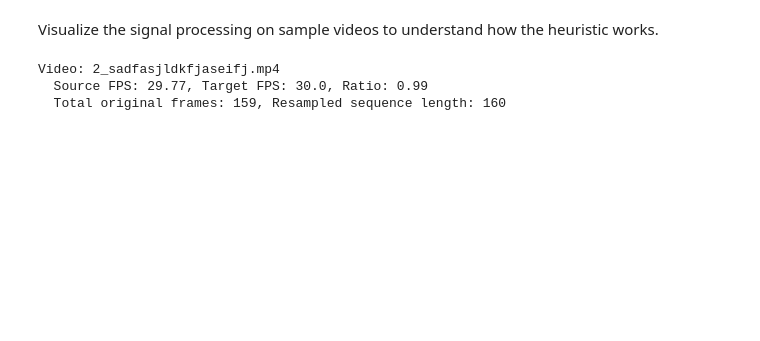
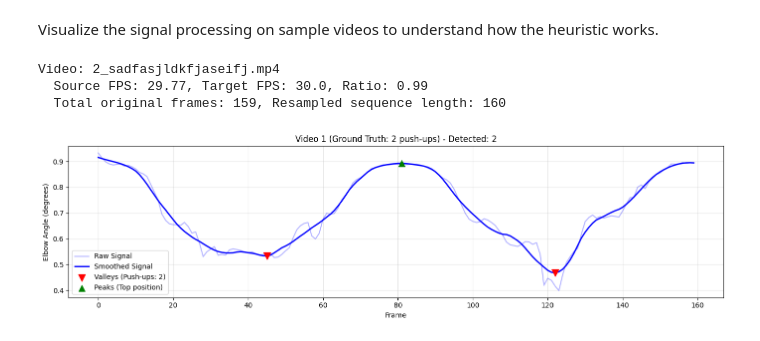
Before and after one commit to derekmok/machine-vision-coursework, a Jupyter notebook: heuristics_pushup_counter_baseline.ipynb, the cells around one changed output. Saved outputs shown, nothing was run; the diff lists cells and outputs as text; code cells hidden in the pictures; blank space fills up the shorter version.

```diff
--- a/heuristics_pushup_counter_baseline.ipynb
+++ b/heuristics_pushup_counter_baseline.ipynb
@@ -83,29 +36,24 @@ def run_heuristic_evaluation(
     Args:
         video_dir: Path to the video data directory.
     """
-    train_loader, val_loader = get_dataloaders(video_dir, batch_size=1, val_split=0.2)
-
     print("Running grid search for optimal parameters...")
 
-    # Use training set for parameter tuning
+    # Use training set for parameter tuning and get train/val loaders
     search_results = grid_search_parameters(
-        train_loader,
+        video_dir=video_dir,
+        val_split=0.2,
         smoothing_windows=[11, 15, 21, 31],
         min_prominences=[0.03, 0.05, 0.08, 0.11],
         min_distances=[5, 10, 15, 20, 30],
         median_filter_sizes=[3, 5, 7],
     )
 
-    print(f"Best parameters: {search_results.best_params}")
-    print(f"Best MAE on training set: {search_results.best_mae:.4f}")
-
-
     # Create counter with best parameters from grid search
     counter = HeuristicPushupCounter(search_results.best_params)
 
     # Evaluate on training set
     print("\nTraining Set Results:")
-    train_metrics = evaluate_on_dataset(train_loader, counter)
+    train_metrics = evaluate_on_dataset(search_results.train_loader, counter)
 
     train_df = pd.DataFrame([{
         'MAE': train_metrics['mae'],
@@ -114,10 +62,9 @@ def run_heuristic_evaluation(
     }])
     print(train_df.to_string(index=False))
 
-
-    # Evaluate on validation set
+    # Evaluate on validation set using the val_loader from grid search
     print("\nValidation Set Results:")
-    val_metrics = evaluate_on_dataset(val_loader, counter)
+    val_metrics = evaluate_on_dataset(search_results.val_loader, counter)
 
     val_df = pd.DataFrame([{
         'MAE': val_metrics['mae'],
@@ -156,6 +101,71 @@ Visualize the signal processing on sample videos to understand how the heuristic
 # %%
 import matplotlib.pyplot as plt
 import cv2
+import numpy as np
+
+
+def plot_pushup_results(
+    pushup_results: CountPushupResults,
+    title: str = "Push-up Detection",
+    ax: plt.Axes = None,
+    save_path: str = None
+) -> plt.Figure:
+    """Plot the signal with detected peaks for visualization.
+
+    Args:
+        pushup_results: CountPushupResults object from count_pushups.
+        title: Plot title.
+        ax: Optional matplotlib axes to plot on.
+        save_path: If provided, save the figure to this path.
+
+    Returns:
+        The matplotlib Figure object.
+    """
+    if ax is None:
+        fig, ax = plt.subplots(figsize=(12, 5))
+    else:
+        fig = ax.get_figure()
+
+    # Extract signals from landmarks using signal_index
+    raw_signal = pushup_results.raw_landmarks[:, pushup_results.signal_index]
+    smoothed_signal = pushup_results.smoothed_landmarks[:, pushup_results.signal_index]
+
+    frames = np.arange(len(raw_signal))
+
+    # Plot raw signal
+    ax.plot(frames, raw_signal, 'b-', alpha=0.3, label='Raw Signal')
+
+    # Plot smoothed signal
+    ax.plot(frames, smoothed_signal, 'b-', linewidth=2, label='Smoothed Signal')
+
+    # Mark valleys (bottom positions = push-ups)
+    if len(pushup_results.valleys) > 0:
+        ax.scatter(
+            pushup_results.valleys,
+            smoothed_signal[pushup_results.valleys],
+            c='red', s=100, marker='v', zorder=5,
+            label=f"Valleys (Push-ups: {pushup_results.count})"
+        )
+
+    # Mark peaks (top positions)
+    if len(pushup_results.peaks) > 0:
+        ax.scatter(
+            pushup_results.peaks,
+            smoothed_signal[pushup_results.peaks],
+            c='green', s=80, marker='^', zorder=5,
+            label='Peaks (Top position)'
+        )
+
+    ax.set_xlabel('Frame')
+    ax.set_ylabel('Elbow Angle (degrees)')
+    ax.set_title(f"{title} - Detected: {pushup_results.count}")
+    ax.legend()
+    ax.grid(True, alpha=0.3)
+
+    if save_path:
+        fig.savefig(save_path, dpi=150, bbox_inches='tight')
+
+    return fig
 
 
 def get_video_frame(video_path: str, frame_idx: int):
@@ -194,10 +204,10 @@ def visualize_sample_detections(video_dir: str = './video-data', num_samples: in
     # Target FPS used during feature extraction (from PoseFeatureExtractor)
     TARGET_FPS = 30.0
 
-    dataset = VideoDataset(video_dir)
+    dataset = VideoDataset(video_dir, feature_processor=lambda features : (features.raw_landmarks,))
 
     for i in range(min(num_samples, len(dataset))):
-        landmarks, _, label, _ = dataset[i]
+        landmarks, label = dataset[i]
         video_filename = dataset.video_files[i]
         video_path = os.path.join(video_dir, video_filename)
 
@@ -215,9 +225,9 @@ def visualize_sample_detections(video_dir: str = './video-data', num_samples: in
         fps_ratio = source_fps / TARGET_FPS
 
         # Get debug info including peak/valley frame indices (in resampled space)
-        debug_info = counter.count_pushups(landmarks)
-        valleys = debug_info.valleys
-        peaks = debug_info.peaks
+        pushup_results = counter.count_pushups(landmarks)
+        valleys = pushup_results.valleys
+        peaks = pushup_results.peaks
 
         print(f"Video: {video_filename}")
         print(f"  Source FPS: {source_fps:.2f}, Target FPS: {TARGET_FPS}, Ratio: {fps_ratio:.2f}")
@@ -225,8 +235,8 @@ def visualize_sample_detections(video_dir: str = './video-data', num_samples: in
 
         # Create the signal plot
         fig_signal, ax_signal = plt.subplots(figsize=(14, 4))
-        counter.plot_debug(
-            landmarks,
+        plot_pushup_results(
+            pushup_results,
             title=f"Video {i+1} (Ground Truth: {label} push-ups)",
             ax=ax_signal
         )
@@ -277,30 +287,31 @@ def visualize_sample_detections(video_dir: str = './video-data', num_samples: in
                 row, col = divmod(j, cols)
                 ax = axes_peaks[row, col]
                 # Map resampled index to original video frame index
                 original_frame_idx = int(round(resampled_idx * fps_ratio))
                 original_frame_idx = min(original_frame_idx, total_frames - 1)  # Clamp to valid range
 
                 frame = get_video_frame(video_path, original_frame_idx)
                 if frame is not None:
                     ax.imshow(frame)
                     ax.set_title(f"Resampled:{resampled_idx} → Frame:{original_frame_idx}", fontsize=8)
                 ax.axis('off')
 
             # Hide empty axes
             for j in range(num_peaks, rows * cols):
                 row, col = divmod(j, cols)
                 axes_peaks[row, col].axis('off')
 
             plt.suptitle(f"Video {i+1}: Peak Frames (Top Position)", fontsize=10)
             plt.tight_layout()
             plt.show()
 
         print(f"{'='*60}")
 
     print("Visualization complete.")
 
 visualize_sample_detections()
 # %% [output]
 Video: 2_sadfasjldkfjaseifj.mp4
   Source FPS: 29.77, Target FPS: 30.0, Ratio: 0.99
   Total original frames: 159, Resampled sequence length: 160
+[figure, new version]
```
Also changed, not shown: parts of 4 cells of this notebook, 25 other files.
